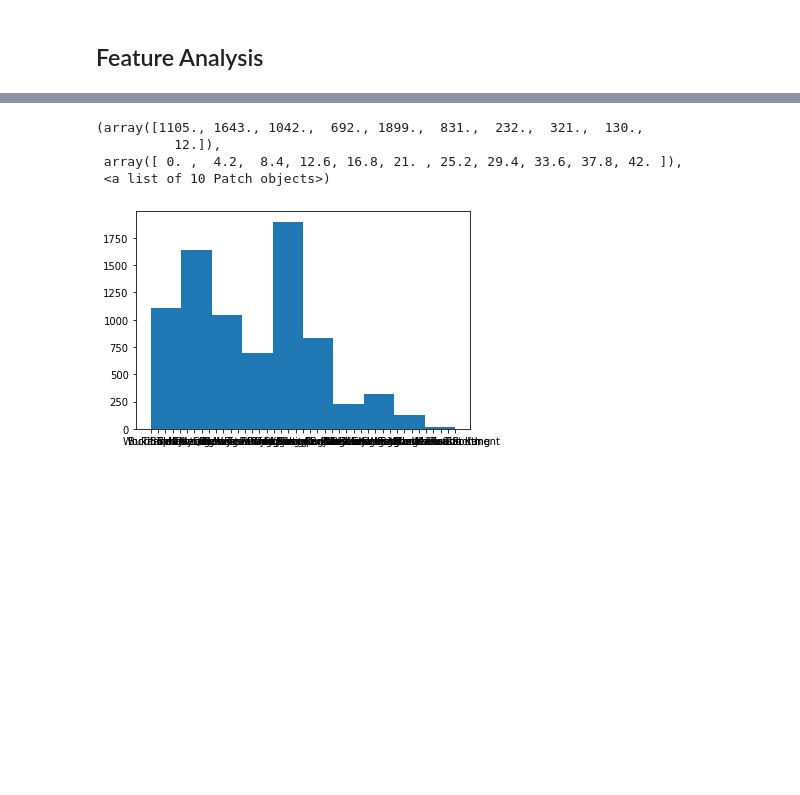
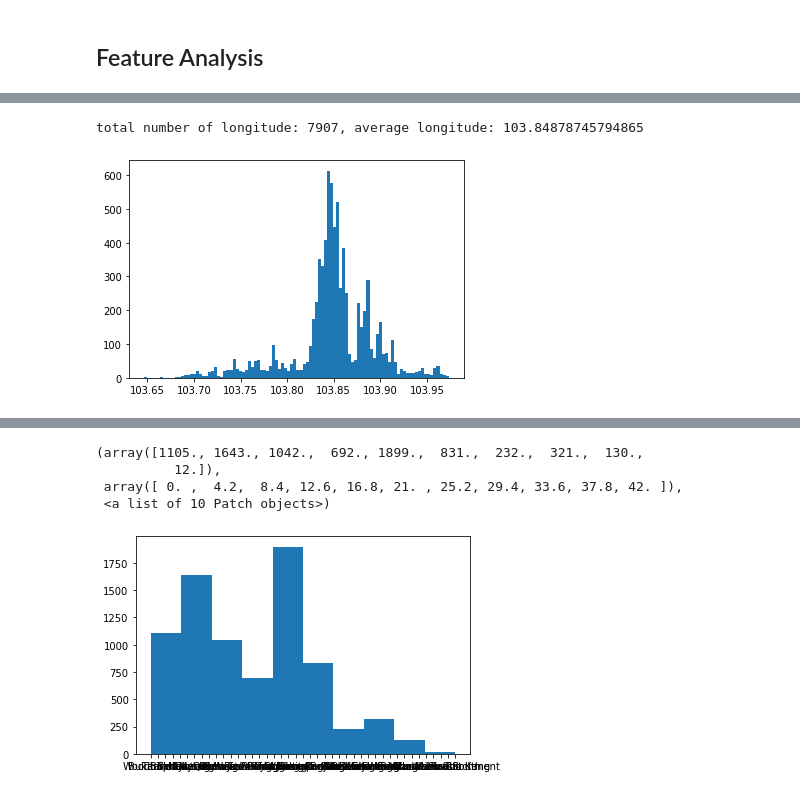
Before and after one commit to ReBachtr/Airbnb_data_analysis, a Jupyter notebook: code/singapore_lyf.ipynb, the cells around one changed output, grey strips where cells are left out. Drawn from its saved outputs; the diff is of its cells as text; code cells hidden in the pictures; blank space fills up the shorter version.

```diff
--- a/code/singapore_lyf.ipynb
+++ b/code/singapore_lyf.ipynb
@@ -56,0 +57,6 @@ pos_price = sp_data.groupby(['latitude','longitude']).price.unique().agg(dict)
+# %%
+print(f'total number of longitude: {len(lon)}, average longitude: {np.mean(lon)}')
+_,_,_ = plt.hist(lon, bins= 100)
+# %% [output]
+total number of longitude: 7907, average longitude: 103.84878745794865
+[figure, added]
```
Also changed, not shown: parts of 23 cells of this notebook.
